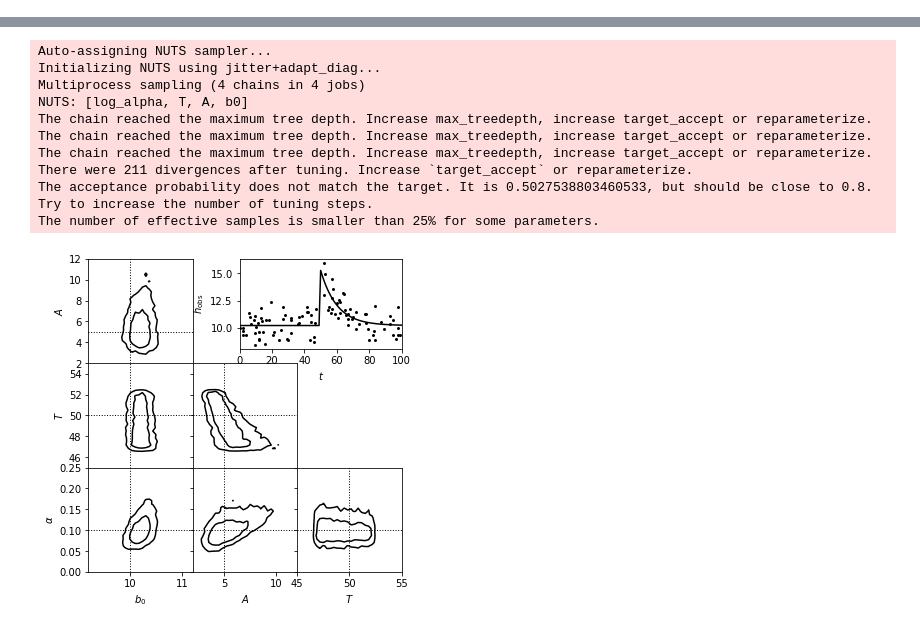
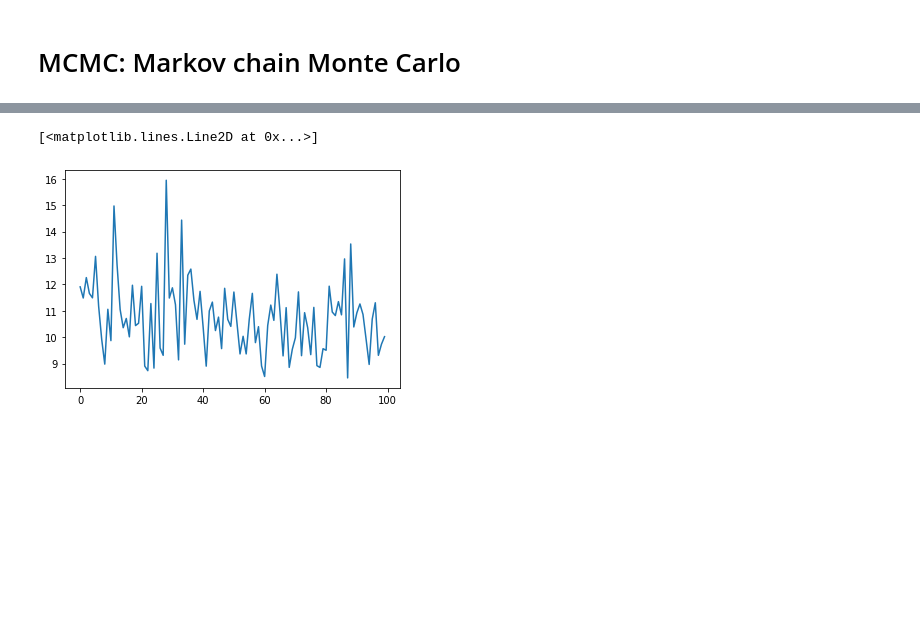
Before and after one commit to Pssales/Topicos, a Jupyter notebook: Figure 10.25.ipynb, the cells around one changed output, grey strips where cells are left out. Saved outputs shown, nothing was run; the diff lists cells and outputs as text; code cells hidden in the pictures; blank space fills up the shorter version.

```diff
--- a/Figure 10.25.ipynb
+++ b/Figure 10.25.ipynb
@@ -1,3 +3,5 @@
+# %% [markdown]
+# MCMC: Markov chain Monte Carlo
 # %%
 # Author: Jake VanderPlas (adapted to PyMC3 by Brigitta Sipocz)
 # License: BSD
@@ -22,19 +26,16 @@ from astroML.utils.decorators import pickle_results
 # if "setup_text_plots" not in globals():
 #     from astroML.plotting import setup_text_plots
 # setup_text_plots(fontsize=8, usetex=True)
-
-
 # ----------------------------------------------------------------------
 # Set up toy dataset
 def burst(t, b0, A, alpha, T):
     """Burst model"""
     mask = (t >= T)
+
     y = b0 + mask * A * np.exp(-alpha * (t - T))
     return y
 
-
 np.random.seed(0)
-
 N = 100
 b0_true = 10
 A_true = 5
@@ -47,57 +48,6 @@ t = 100 * np.random.random(N)
 y_true = burst(t, b0_true, A_true, alpha_true, T_true)
 y_obs = np.random.normal(y_true, sigma)
 
-
-# ----------------------------------------------------------------------
-# Set up and run the MCMC sampling
-# We need to wrap it in a function in order to be able to pickle the result
-@pickle_results('matchedfilt_burst.pkl')
-def compute_MCMC_results(draws=3000, tune=1000):
-    with pm.Model():
-        b0 = pm.Uniform('b0', 0, 50)
-        A = pm.Uniform('A', 0, 50)
-        T = pm.Uniform('T', 0, 100)
-        log_alpha = pm.Uniform('log_alpha', -10, 10)
-
-        y = pm.Normal('y', mu=burst(t, b0, A, np.exp(log_alpha), T),
-                      sd=sigma, observed=y_obs)
-
-        traces = pm.sample(draws=draws, tune=tune)
-
-        return traces
-
-
-traces = compute_MCMC_results()
-mean_vals = pm.summary(traces)['mean']
-mean_vals['alpha'] = np.exp(mean_vals.pop('log_alpha'))
-
-labels = ['$b_0$', '$A$', '$T$', r'$\alpha$']
-
-limits = [(9.2, 11.2), (2, 12), (45, 55), (0.0, 0.25)]
-true = [b0_true, A_true, T_true, alpha_true]
-
-# ------------------------------------------------------------
-# Plot the results
-fig = plt.figure(figsize=(5, 5))
-fig.subplots_adjust(bottom=0.1, top=0.95,
-                    left=0.1, right=0.95,
-                    hspace=0.05, wspace=0.05)
-
-# This function plots multiple panels with the traces
-plot_mcmc([traces[i] for i in ['b0', 'A', 'T']] + [np.exp(traces['log_alpha'])],
-          labels=labels, limits=limits,
-          true_values=true, fig=fig, bins=30, colors='k')
-
-# Plot the model fit
-ax = fig.add_axes([0.5, 0.7, 0.45, 0.25])
-t_fit = np.linspace(0, 100, 101)
-y_fit = burst(t_fit, **mean_vals)
-
-ax.scatter(t, y_obs, s=9, lw=0, c='k')
-ax.plot(t_fit, y_fit, '-k')
-ax.set_xlim(0, 100)
-ax.set_xlabel('$t$')
-ax.set_ylabel(r'$h_{\rm obs}$')
-
-plt.show()
+print(y_obs)
+plt.plot(y_obs)
 # %% [output]
@@ -105,11 +71,2 @@ plt.show()
-Auto-assigning NUTS sampler...
-Initializing NUTS using jitter+adapt_diag...
-Multiprocess sampling (4 chains in 4 jobs)
-NUTS: [log_alpha, T, A, b0]
-The chain reached the maximum tree depth. Increase max_treedepth, increase target_accept or reparameterize.
-The chain reached the maximum tree depth. Increase max_treedepth, increase target_accept or reparameterize.
-The chain reached the maximum tree depth. Increase max_treedepth, increase target_accept or reparameterize.
-There were 211 divergences after tuning. Increase `target_accept` or reparameterize.
-The acceptance probability does not match the target. It is 0.5027538803460533, but should be close to 0.8. Try to increase the number of tuning steps.
-The number of effective samples is smaller than 25% for some parameters.
+[<matplotlib.lines.Line2D at 0x...>]
-[figure, old version]
+[figure, new version]
```
Also changed, not shown: parts of 4 cells of this notebook, 2 other files.
